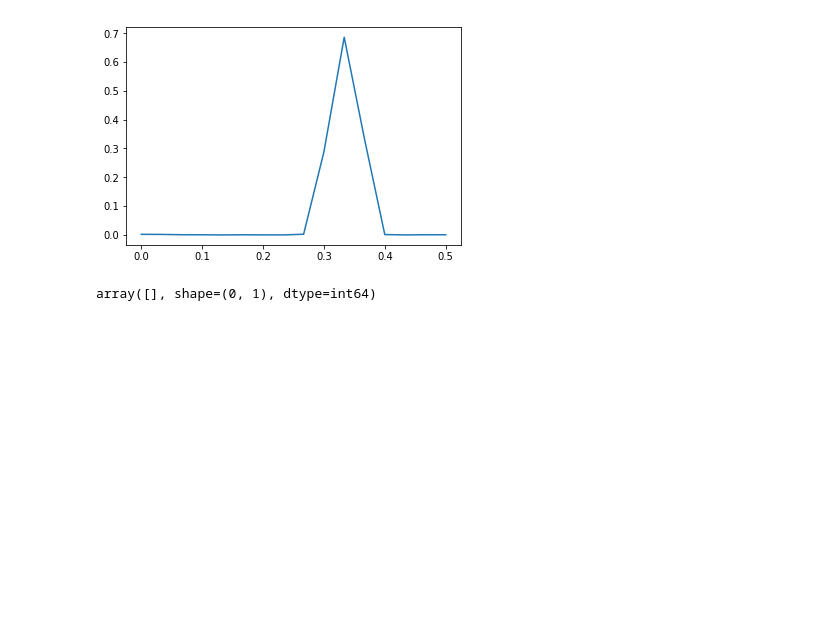
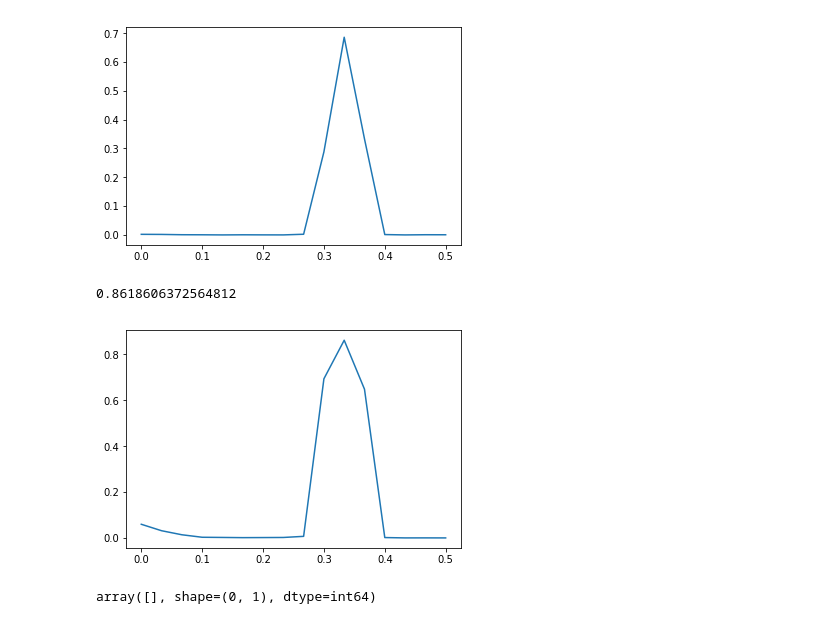
Before and after one commit to saketkc/re-ribo-smk, a Jupyter notebook: notebooks/07. Periodicity-Score.ipynb, the cells around one changed output. Saved outputs shown, nothing was run; the diff lists cells and outputs as text; code cells hidden in the pictures; blank space fills up the shorter version.

```diff
--- a/notebooks/07. Periodicity-Score.ipynb
+++ b/notebooks/07. Periodicity-Score.ipynb
@@ -130,6 +130,14 @@ print(np.max(Cxy))
 # %% [output]
 0.6861293476433842
 [figure]
+# %%
+values = metagene_values['SRX894025']
+f, Cxy, values, uniform_signal  = coherence2(values[np.arange(-30, 100)])
+plt.plot(f, Cxy)
+print(np.max(Cxy))
+# %% [output]
+0.8618606372564812
+[figure, added]
 # %%
 np.argwhere(f==0.33333333)
 # %% [output]
```
Also changed, not shown: parts of 6 cells of this notebook, 5 other files.
